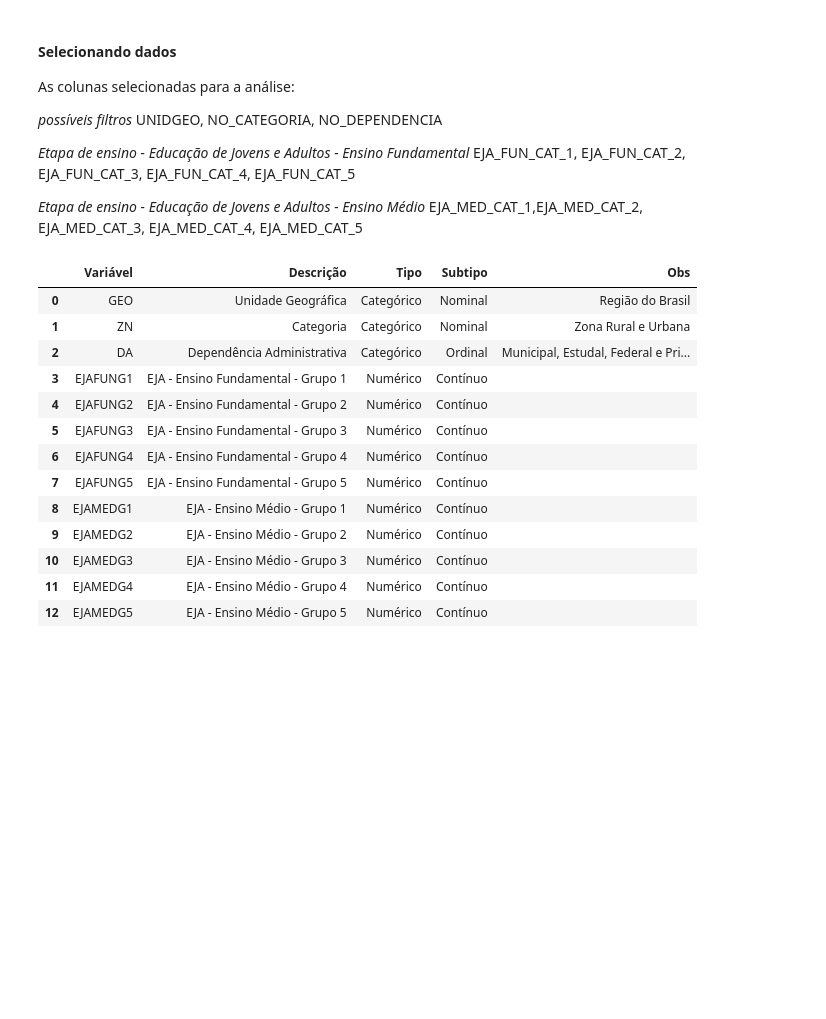
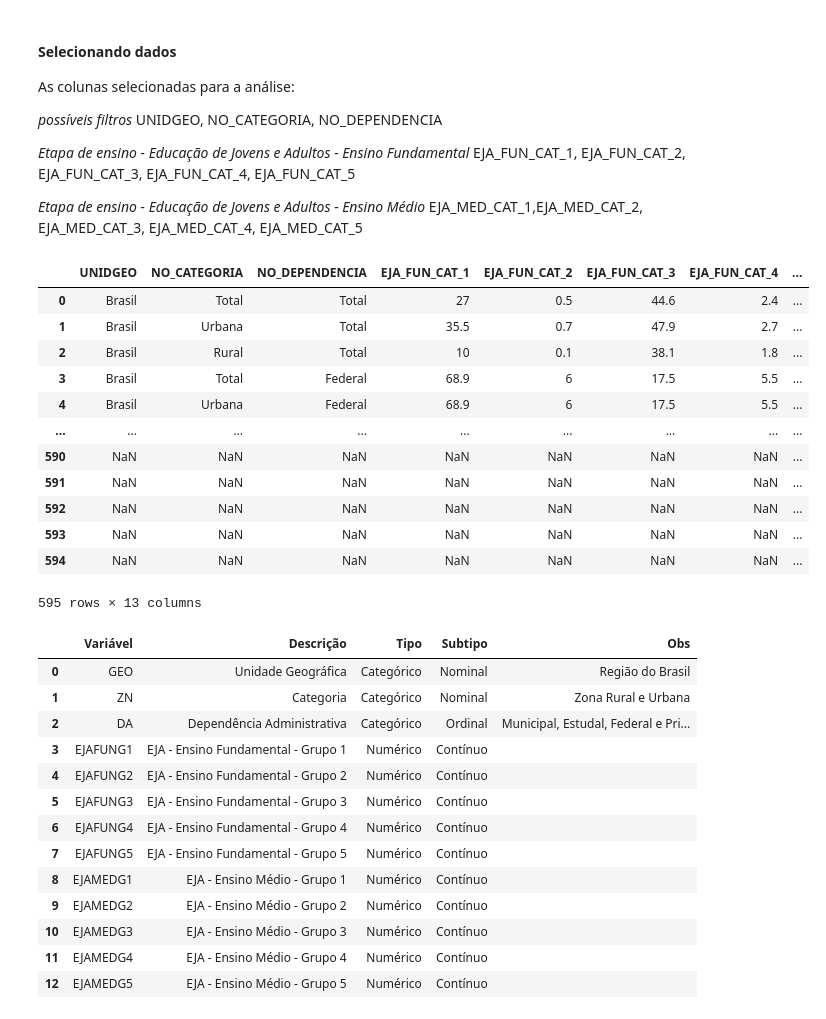
Before and after one commit to xavierruth/Compet-DS-ATV, a Jupyter notebook: dados.ipynb, the cells around one changed output. Cells and saved outputs as stored; diff of their text form; code cells hidden in the pictures; blank space fills up the shorter version.

```diff
--- a/dados.ipynb
+++ b/dados.ipynb
@@ -176,6 +176,24 @@ EJA_FUN_CAT_1, EJA_FUN_CAT_2, EJA_FUN_CAT_3, EJA_FUN_CAT_4, EJA_FUN_CAT_5
 
 *Etapa de ensino - Educação de Jovens e Adultos - Ensino Médio*
 EJA_MED_CAT_1,EJA_MED_CAT_2, EJA_MED_CAT_3, EJA_MED_CAT_4, EJA_MED_CAT_5
+# %%
+afd_eja = afd.iloc[:, [1, 2, 3, 29, 30, 31, 32, 33, 34, 35, 36, 37, 38]]
+
+afd_eja
+# %% [output]
+|  | UNIDGEO | NO_CATEGORIA | NO_DEPENDENCIA | EJA_FUN_CAT_1 | EJA_FUN_CAT_2 | EJA_FUN_CAT_3 | EJA_FUN_CAT_4 | ... |
+| 0 | Brasil | Total | Total | 27 | 0.5 | 44.6 | 2.4 | ... |
+| 1 | Brasil | Urbana | Total | 35.5 | 0.7 | 47.9 | 2.7 | ... |
+| 2 | Brasil | Rural | Total | 10 | 0.1 | 38.1 | 1.8 | ... |
+| 3 | Brasil | Total | Federal | 68.9 | 6 | 17.5 | 5.5 | ... |
+| 4 | Brasil | Urbana | Federal | 68.9 | 6 | 17.5 | 5.5 | ... |
+| ... | ... | ... | ... | ... | ... | ... | ... | ... |
+| 590 | NaN | NaN | NaN | NaN | NaN | NaN | NaN | ... |
+| 591 | NaN | NaN | NaN | NaN | NaN | NaN | NaN | ... |
+| 592 | NaN | NaN | NaN | NaN | NaN | NaN | NaN | ... |
+| 593 | NaN | NaN | NaN | NaN | NaN | NaN | NaN | ... |
+| 594 | NaN | NaN | NaN | NaN | NaN | NaN | NaN | ... |
+595 rows × 13 columns
 # %%
 # Dicionários com as colunas selecionadas para análise
 
```
Also changed, not shown: parts of 3 cells of this notebook.
